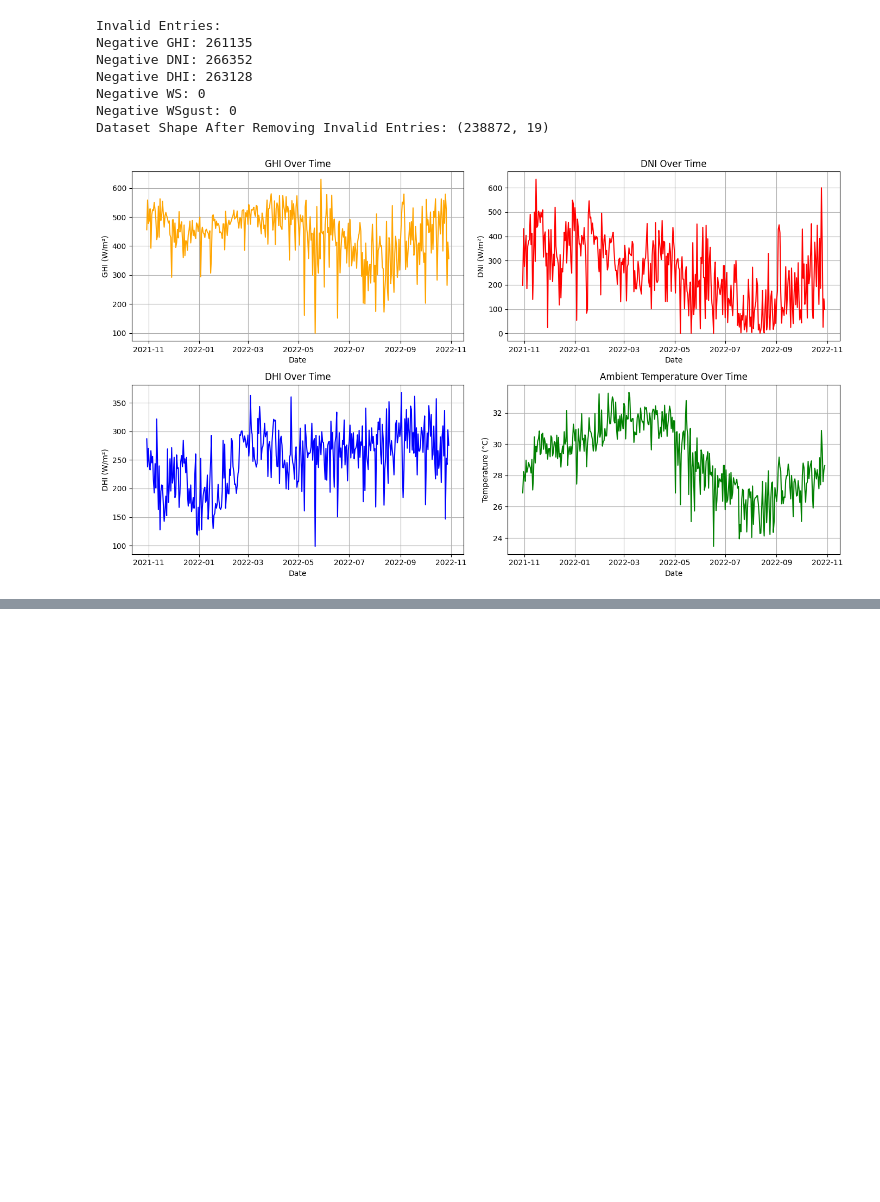
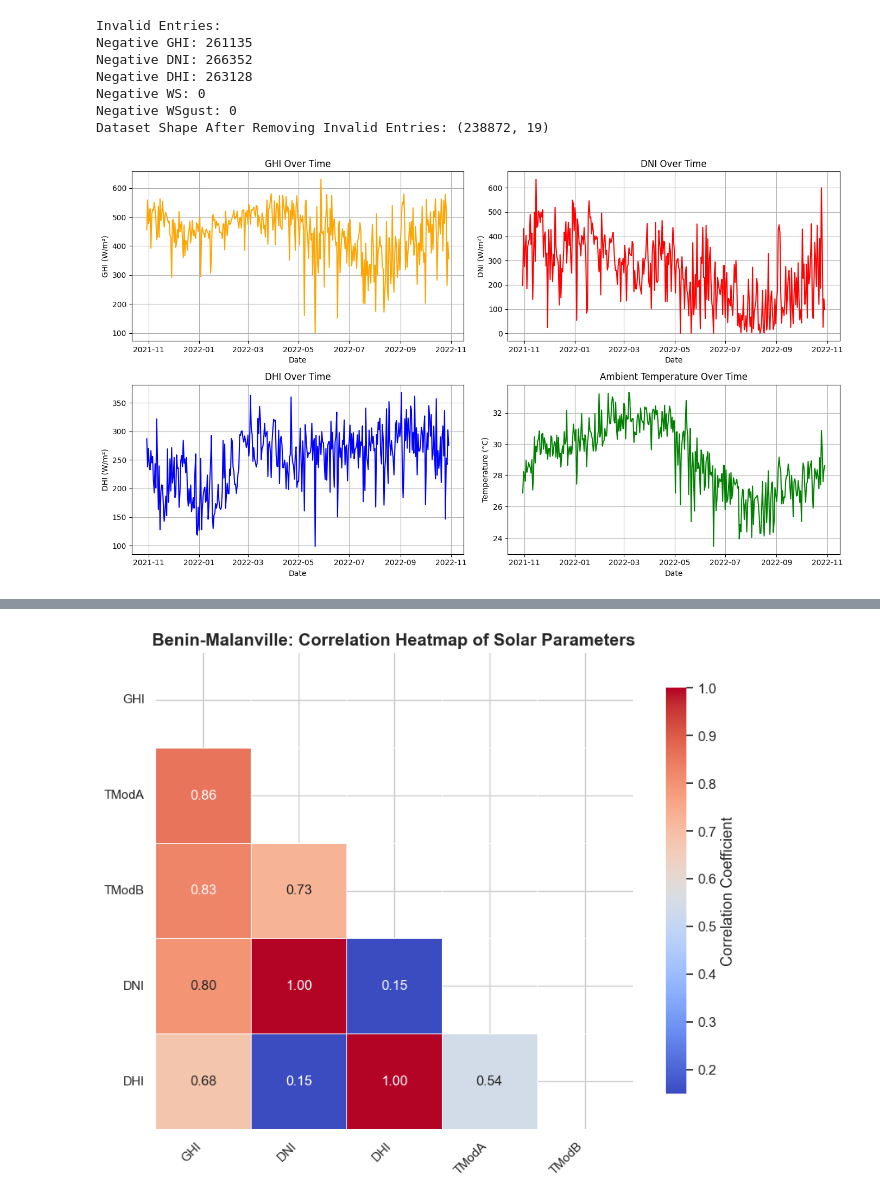
Before and after one commit to Dagiayy/solar-challenge-week1, a Jupyter notebook: notebooks/sierraleone_eda.ipynb, the cells around one changed output, grey strips where cells are left out. Cells and saved outputs as stored; diff of their text form; code cells hidden in the pictures; blank space fills up the shorter version.

```diff
--- a/notebooks/sierraleone_eda.ipynb
+++ b/notebooks/sierraleone_eda.ipynb
@@ -303,0 +329,52 @@ plt.show()
+# %%
+import pandas as pd
+import seaborn as sns
+import matplotlib.pyplot as plt
+import numpy as np
+
+# Load the cleaned data
+df = pd.read_csv(r'C:\Users\dagi\OneDrive\Desktop\Kifiya\solar-challenge-week1\data\sierraleone-bumbuna_clean.csv')
+
+# Define relevant numeric columns
+numeric_columns = ['GHI', 'DNI', 'DHI', 'TModA', 'TModB']
+
+# Compute the correlation matrix (rounded for clean visuals)
+corr_matrix = df[numeric_columns].corr().round(2)
+
+# Optional: Sort matrix by GHI correlation strength
+corr_matrix = corr_matrix.reindex(corr_matrix['GHI'].abs().sort_values(ascending=False).index)
+corr_matrix = corr_matrix.loc[corr_matrix.index]
+
+# Create a mask for the upper triangle
+mask = np.triu(np.ones_like(corr_matrix, dtype=bool))
+
+# Set up the plot
+plt.figure(figsize=(9, 7))
+sns.set(style="whitegrid", font_scale=1.1)
+
+# Create the heatmap
+heatmap = sns.heatmap(
+    corr_matrix,
+    mask=mask,
+    cmap='coolwarm',
+    annot=True,
+    fmt='.2f',
+    linewidths=0.5,
+    square=True,
+    cbar_kws={
+        "label": "Correlation Coefficient",
+        "shrink": 0.85
+    },
+    annot_kws={"size": 12}
+)
+
+# Improve plot aesthetics
+plt.title('Benin-Malanville: Correlation Heatmap of Solar Parameters', fontsize=15, fontweight='bold')
+plt.xticks(rotation=45, ha='right', fontsize=11)
+plt.yticks(rotation=0, fontsize=11)
+plt.tight_layout()
+
+# Show plot
+plt.show()
+# %% [output]
+[figure, added]
```
Also changed, not shown: parts of 1 cell of this notebook.
